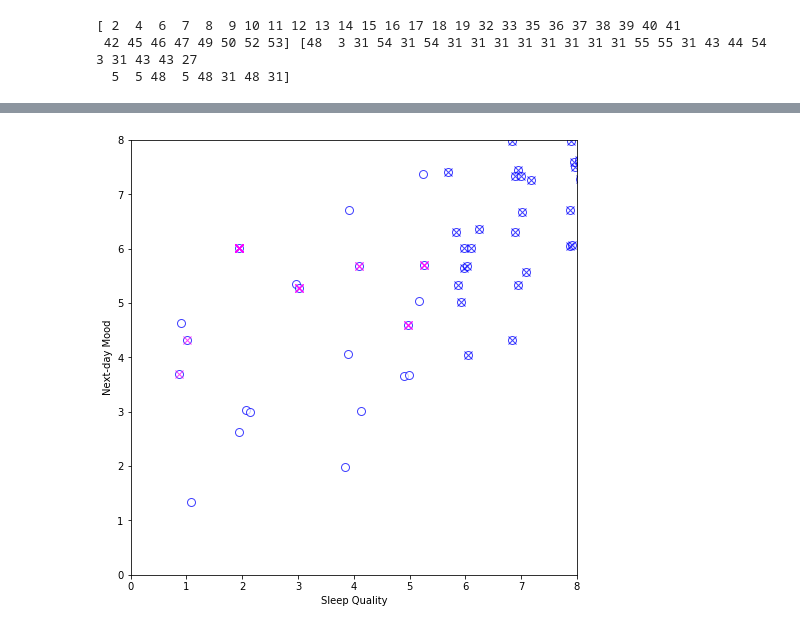
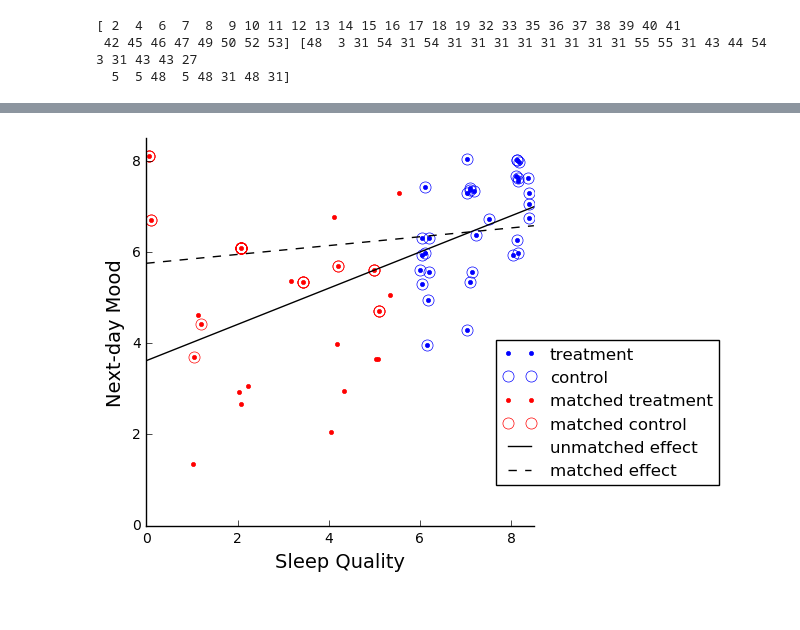
Before and after one commit to striantafillou/causality, a Jupyter notebook: psm_example_figure.ipynb, the cells around one changed output, grey strips where cells are left out. Drawn from its saved outputs; the diff is of its cells as text; code cells hidden in the pictures.

```diff
--- a/psm_example_figure.ipynb
+++ b/psm_example_figure.ipynb
@@ -136,7 +136,7 @@ array([[ 31, 125, 125,  71],
        [207, 207, 207, 207]])
 # %%
 # good:69,
-i =29
+i =69
 
 
 print es_s2m_um[i]
@@ -149,4 +149,6 @@ print data[i][treatment].size
 # %%
+scorefunction = 'replacement'
+
 treatment = 'quality'
 outcome = 'mood'
 confound = ['dow', 'mean_temp_prev', 'clear_prev', 'act_prev','daytype','stress_prev','energy_prev','focus_prev']
@@ -159,40 +161,91 @@ print ind_t1, ind_c1
  42 45 46 47 49 50 52 53] [48  3 31 54 31 54 31 31 31 31 31 31 31 31 55 55 31 43 44 54  3 31 43 43 27
   5  5 48  5 48 31 48 31]
 # %%
-import matplotlib.pyplot as plt
+##### import matplotlib.pyplot as plt
 %matplotlib inline
+import statsmodels.api as sm
+import statsmodels.formula.api as smf
 
-np.random.seed(seed=1)
+np.random.seed(seed=101)
 
 noise_amp_mood = 0.05#0.075
-noise_amp_quality = 0.15#0.2
+noise_amp_quality = 0.2#0.2
 
 
-plt.figure(figsize=[8,8])
+plt.figure(figsize=[5,5])
 
 #psm
 #score1, ind_t1, ind_c1 = psm_causal_effects(treatment=data1['quality'], outcome=data1['mood'], confound=data1[['mood_prev','stress_prev','daytype','dow','act_prev','quality_prev','mean_temp']], scorefun='replacement', output='difference', return_indices=True)
 
-plt.xlabel('Sleep Quality')
-plt.ylabel('Next-day Mood')
+plt.xlabel('Sleep Quality', fontsize=14)
+plt.ylabel('Next-day Mood', fontsize=14)
 plt.xlim([0,8])
 plt.ylim([0,8])
 
 #plt.legend(['subject 1','subject 2','pooled','mixed'],bbox_to_anchor=(1.4, 1))
 
 #noise vectors
-n_quality = noise_amp_quality*np.random.randn(data1[treatment].size)
+n_quality = np.abs(noise_amp_quality*np.random.randn(data1[treatment].size))
 n_mood = noise_amp_mood*np.random.randn(data1[treatment].size)
 
-plt.plot(data1['quality']+n_quality,data1['mood']+n_mood,'o',markersize=8,\
-        markeredgecolor =(0,0,1),alpha=.75,markerfacecolor=(1,1,1))
-plt.plot(data1['quality'][ind_t1]+n_quality[ind_t1],data1['mood'][ind_t1]+n_mood[ind_t1],'x',markersize=8,\
-        markeredgecolor =(0,0,1),alpha=.75,markerfacecolor=(1,1,1))
-plt.plot(data1['quality'][ind_c1]+n_quality[ind_c1],data1['mood'][ind_c1]+n_mood[ind_c1],'x',markersize=8,\
-        markeredgecolor =(1,0,1),alpha=.75,markerfacecolor=(0,0,1))
+case_inds = np.where(data1[treatment]>=np.nanmean(data1[treatment]))[0]
+control_inds = np.where(data1[treatment]<np.nanmean(data1[treatment]))[0]
+
+# matched cases and controls
+#for i in range(ind_t1.size):
+#    plt.plot([data1['quality'][ind_c1[i]]+n_quality[ind_c1[i]], data1['quality'][ind_t1[i]]+n_quality[ind_t1[i]]],\
+#             [data1['mood'][ind_c1[i]]+n_mood[ind_c1[i]], data1['mood'][ind_t1[i]]+n_mood[ind_t1[i]]],'-',alpha=.5, \
+#             color=(0.5, 0.5, 0.5))
 
 
+# cases and matched cases
+plt.plot(data1['quality'][case_inds]+n_quality[case_inds],data1['mood'][case_inds]+n_mood[case_inds],'.',markersize=6,\
+        markeredgecolor =(0,0,1),alpha=1,markerfacecolor=(0,0,1))
+plt.plot(data1['quality'][ind_t1]+n_quality[ind_t1],data1['mood'][ind_t1]+n_mood[ind_t1],'o',markersize=8,\
+        markeredgecolor =(0,0,1),alpha=1,markerfacecolor="none")
 
-plt.ylim([0,8])
-plt.xlim([0,8])
+
+# controls and matched controls
+plt.plot(data1['quality'][control_inds]+n_quality[control_inds],data1['mood'][control_inds]+n_mood[control_inds],'.',markersize=6,\
+        markeredgecolor =(1,0,0),alpha=1,markerfacecolor=(1,0,0))
+plt.plot(data1['quality'][ind_c1]+n_quality[ind_c1],data1['mood'][ind_c1]+n_mood[ind_c1],'o',markersize=8,\
+        markeredgecolor =(1,0,0),alpha=1,markerfacecolor="none")
+
+plt.ylim([0,8.5])
+plt.xlim([0,8.5])
+
+#remove box
+
+ax = plt.gca()
+ax.spines['left'].set_position('zero')
+
+# turn off the right spine/ticks
+ax.spines['right'].set_color('none')
+ax.yaxis.tick_left()
+
+# set the y-spine
+ax.spines['bottom'].set_position('zero')
+
+# turn off the top spine/ticks
+ax.spines['top'].set_color('none')
+ax.xaxis.tick_bottom()
+
+plt.xticks(np.arange(0,9,2));
+plt.yticks(np.arange(0,9,2));
+
+# plot regression lines
+md = smf.glm('mood ~ quality', data1)
+mdf = md.fit()
+betas = mdf.params
+
+plt.plot([0,8.5], [betas[0],betas[0]+betas[1]*8.5], linewidth=1, color =(0,0,0))
+#plt.plot([0,8.2], [mdf.params[0],mdf.params[0]+mdf.params[1]*8.2], color=(.2, .2,.2), linewidth=3, alpha=1)
+
+md_matched = smf.glm('mood ~ quality', data1.loc[np.concatenate((ind_t1, ind_c1)),:])
+mdf_matched=md_matched.fit()
+betas_matched =mdf_matched.params
+
+plt.plot([0,8.5], [betas_matched[0],betas_matched[0]+betas_matched[1]*8.5], linewidth=1, color =(0,0,0), linestyle = '--')
+
+plt.legend(["treatment","control", "matched treatment", "matched control", "unmatched effect", "matched effect"], bbox_to_anchor=(1.5, .5) )
 # %% [output]
@@ -200 +253 @@ plt.xlim([0,8])
-[figure, old version]
+[figure, new version]
```
Also changed, not shown: parts of 3 cells of this notebook, 9 other files.
